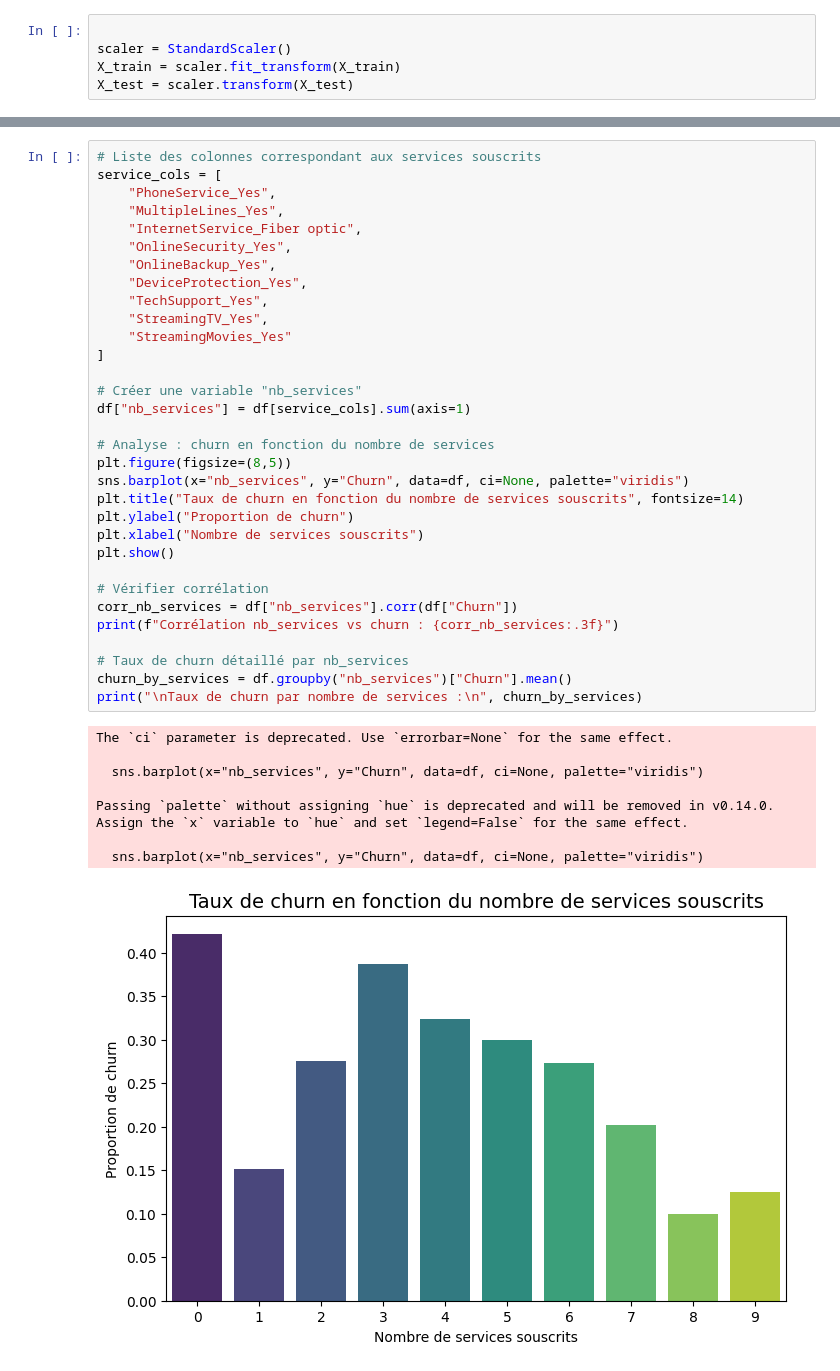
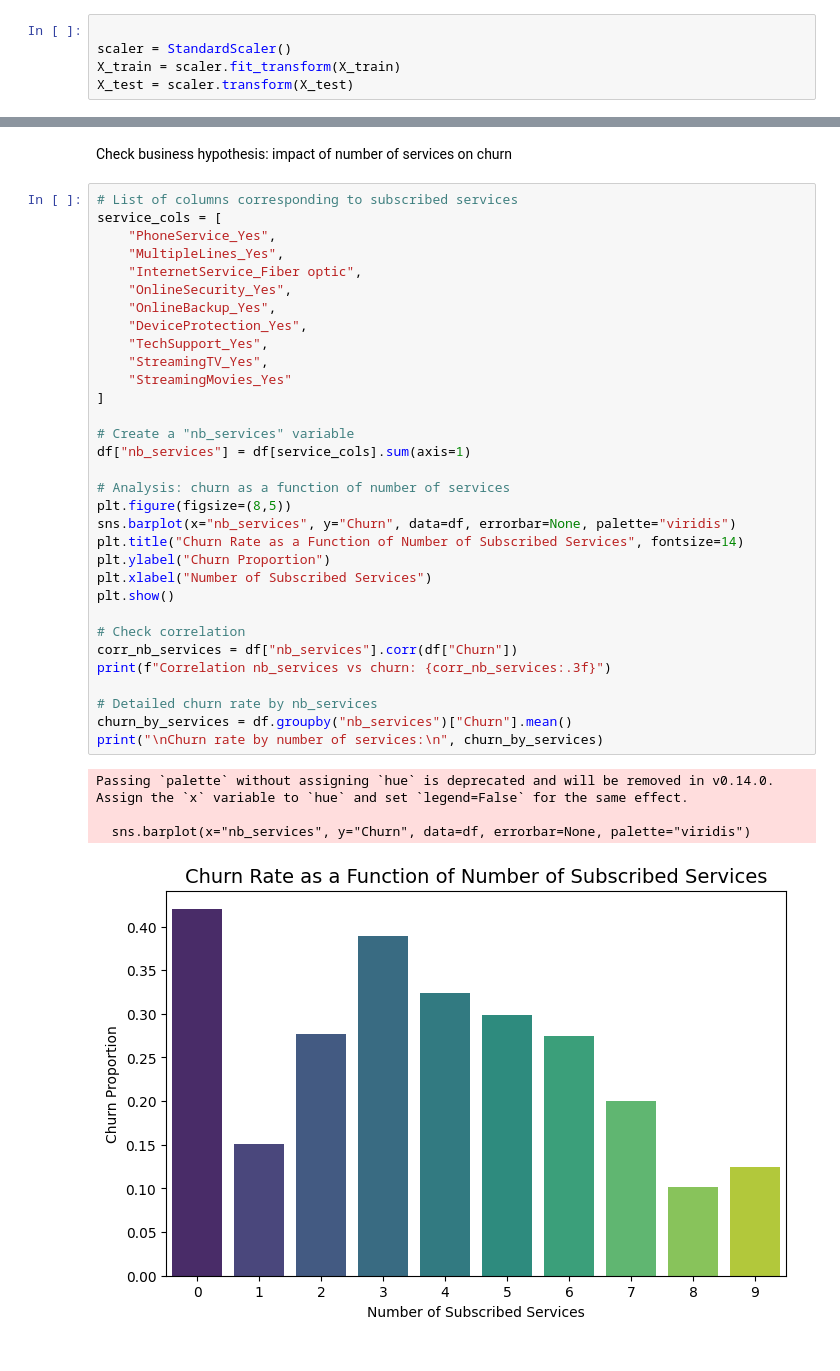
Before and after one commit to cramara/Churn_prediction, a Jupyter notebook: data_analysis.ipynb, the cells around one changed output, grey strips where cells are left out. Saved outputs shown, nothing was run; the diff lists cells and outputs as text.

```diff
--- a/data_analysis.ipynb
+++ b/data_analysis.ipynb
@@ -370,41 +353,39 @@ Vérifier l'hypothèse du métier : impact du nombre de services sur le churn
+# %% [markdown]
+Check business hypothesis: impact of number of services on churn
 # %%
-# Liste des colonnes correspondant aux services souscrits
+# List of columns corresponding to subscribed services
 service_cols = [
     "PhoneService_Yes",
     "MultipleLines_Yes",
     "InternetService_Fiber optic",
     "OnlineSecurity_Yes",
     "OnlineBackup_Yes",
     "DeviceProtection_Yes",
     "TechSupport_Yes",
     "StreamingTV_Yes",
     "StreamingMovies_Yes"
 ]
 
-# Créer une variable "nb_services"
+# Create a "nb_services" variable
 df["nb_services"] = df[service_cols].sum(axis=1)
 
-# Analyse : churn en fonction du nombre de services
+# Analysis: churn as a function of number of services
 plt.figure(figsize=(8,5))
-sns.barplot(x="nb_services", y="Churn", data=df, ci=None, palette="viridis")
-plt.title("Taux de churn en fonction du nombre de services souscrits", fontsize=14)
-plt.ylabel("Proportion de churn")
-plt.xlabel("Nombre de services souscrits")
+sns.barplot(x="nb_services", y="Churn", data=df, errorbar=None, palette="viridis")
+plt.title("Churn Rate as a Function of Number of Subscribed Services", fontsize=14)
+plt.ylabel("Churn Proportion")
+plt.xlabel("Number of Subscribed Services")
 plt.show()
 
-# Vérifier corrélation
+# Check correlation
 corr_nb_services = df["nb_services"].corr(df["Churn"])
-print(f"Corrélation nb_services vs churn : {corr_nb_services:.3f}")
+print(f"Correlation nb_services vs churn: {corr_nb_services:.3f}")
 
-# Taux de churn détaillé par nb_services
+# Detailed churn rate by nb_services
 churn_by_services = df.groupby("nb_services")["Churn"].mean()
-print("\nTaux de churn par nombre de services :\n", churn_by_services)
+print("\nChurn rate by number of services:\n", churn_by_services)
 # %% [output]
-The `ci` parameter is deprecated. Use `errorbar=None` for the same effect.
-
-  sns.barplot(x="nb_services", y="Churn", data=df, ci=None, palette="viridis")
-
 Passing `palette` without assigning `hue` is deprecated and will be removed in v0.14.0. Assign the `x` variable to `hue` and set `legend=False` for the same effect.
 
-  sns.barplot(x="nb_services", y="Churn", data=df, ci=None, palette="viridis")
+  sns.barplot(x="nb_services", y="Churn", data=df, errorbar=None, palette="viridis")
-[figure, old version]
+[figure, new version]
```
Also changed, not shown: parts of 36 cells of this notebook.
